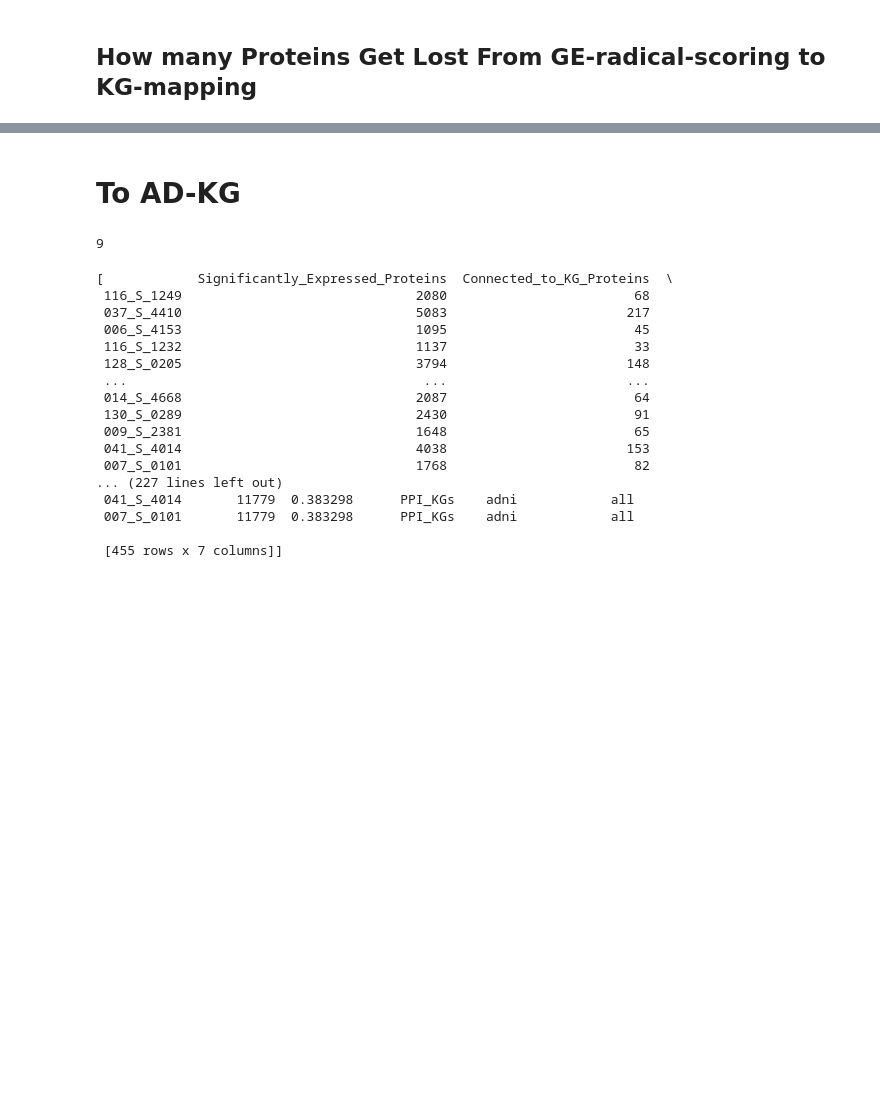
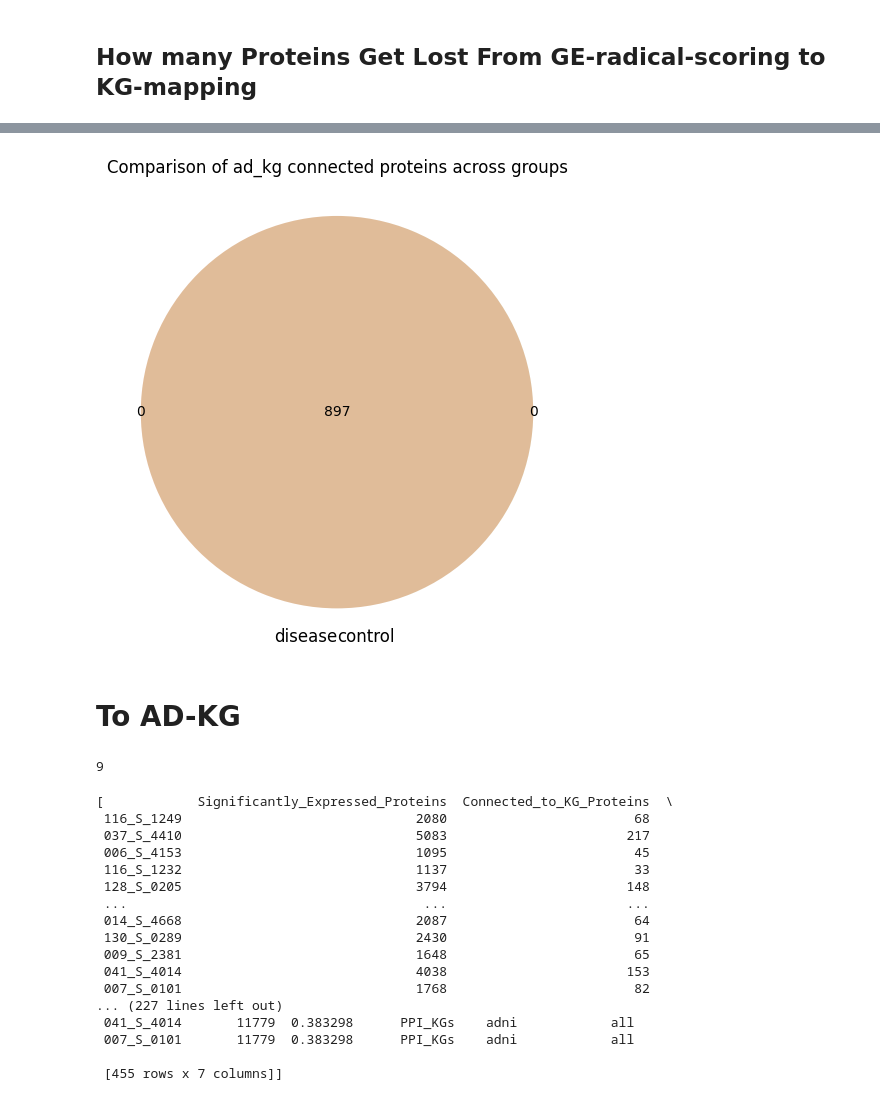
Before and after one commit to Xiaoxuan-Yu-ty/HybridKG, a Jupyter notebook: notebooks/GE_KG_protein_analysis.ipynb, the cells around one changed output, grey strips where cells are left out. Cells and saved outputs as stored; diff of their text form; code cells hidden in the pictures; blank space fills up the shorter version.

```diff
--- a/notebooks/GE_KG_protein_analysis.ipynb
+++ b/notebooks/GE_KG_protein_analysis.ipynb
@@ -60,0 +190,9 @@ df_adni_ecdf_adkg
+# %%
+df_graph_summary['ast_linked_nodes'] = df_graph_summary['linked_nodes'].apply(ast.literal_eval)
+
+control_graph_dict = df_graph_summary[df_graph_summary['label']==0]['ast_linked_nodes'].to_dict()
+disease_graph_dict = df_graph_summary[df_graph_summary['label']==1]['ast_linked_nodes'].to_dict()
+
+control_graph_proteins = get_common_proteins(control_graph_dict)
+disease_graph_proteins = get_common_proteins(disease_graph_dict)
+control_graph_proteins
@@ -61,3 +237,7 @@ df_adni_ecdf_adkg
+# %%
+plot_venn2(disease_graph_proteins.keys(), control_graph_proteins.keys(), labels=('disease', 'control'), title="Comparison of ad_kg connected proteins across groups")
+# %% [output]
+[figure, added]
 # %% [markdown]
 # To AD-KG
 # %%
```
Also changed, not shown: parts of 12 cells of this notebook, 2 other files.
